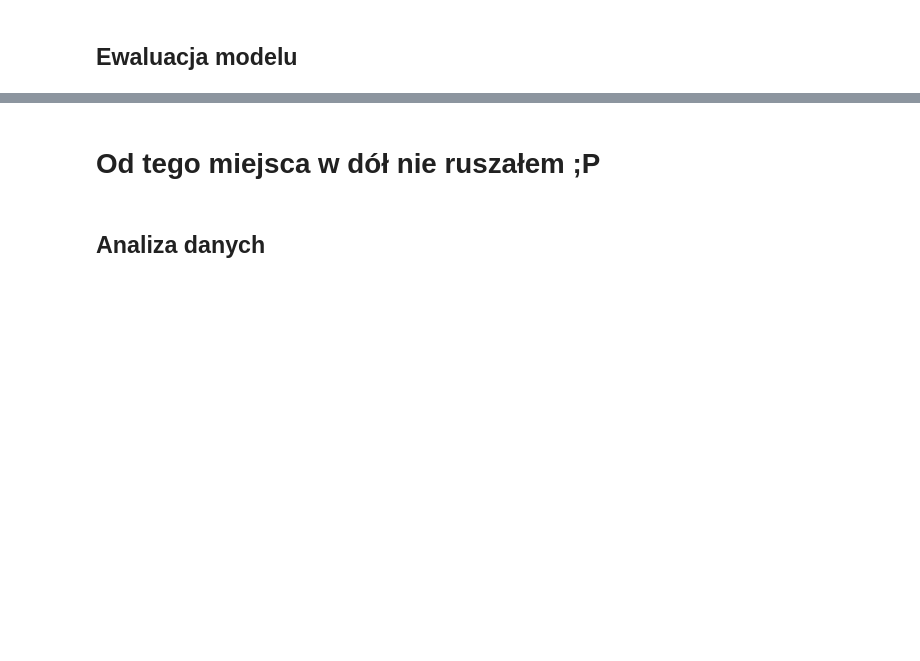
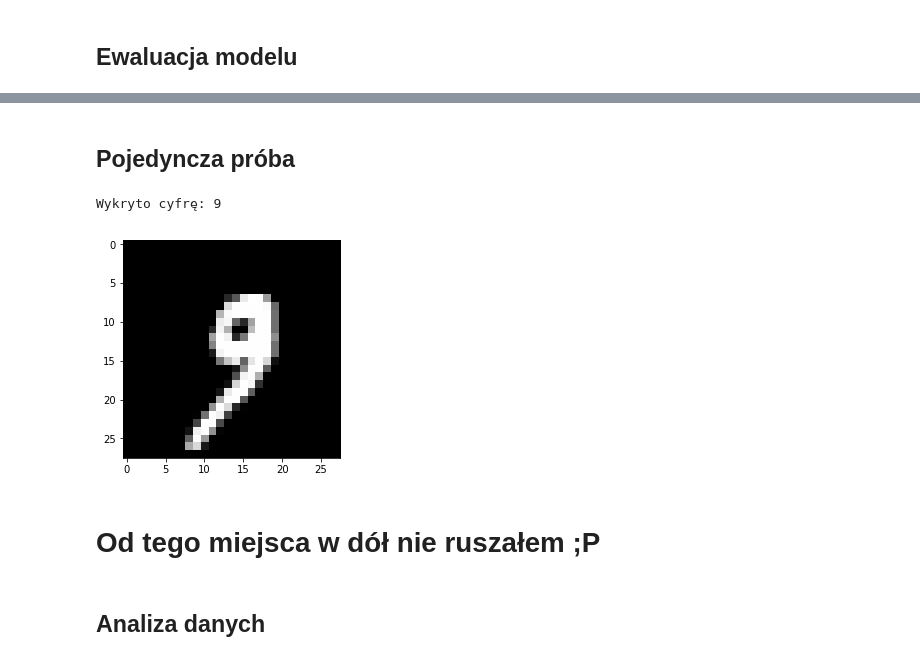
Before and after one commit to wojtasRobert/PSZT-19L, a Jupyter notebook: main.ipynb, the cells around one changed output, grey strips where cells are left out. Cells and saved outputs as stored; diff of their text form; code cells hidden in the pictures; blank space fills up the shorter version.

Commit message:
Single prediction added

```diff
--- a/main.ipynb
+++ b/main.ipynb
@@ -199,3 +201,13 @@ Test accuracy: 0.9913
+# %% [markdown]
+## Pojedyncza próba
+# %%
+sample = 1000
+plt.imshow(test_img[sample].reshape(28,28), cmap='gray')
+pred = model.predict(test_img[sample].reshape(1, 28, 28, 1))
+print('Wykryto cyfrę:', pred.argmax())
+# %% [output]
+Wykryto cyfrę: 9
+[figure, added]
 # %% [markdown]
 # Od tego miejsca w dół nie ruszałem ;P
 # %% [markdown]
```
Also changed, not shown: parts of 5 cells of this notebook.
